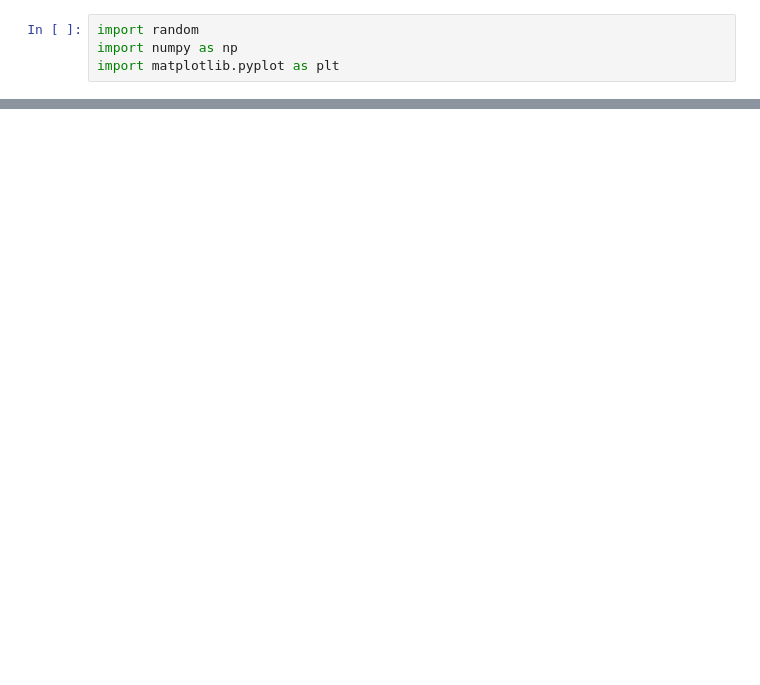
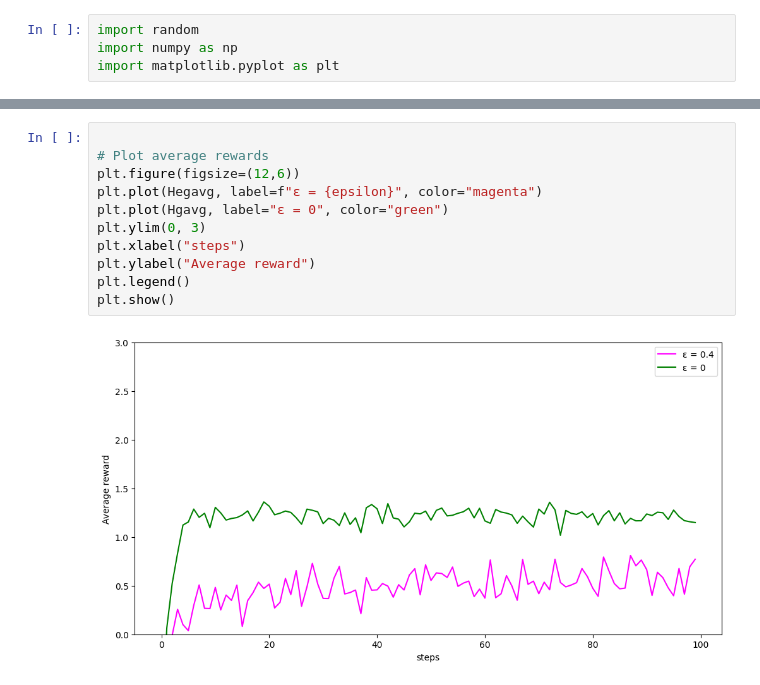
Before and after one commit to dnoliver/e-greedy-5-armed-bandit, a Jupyter notebook: notebook.ipynb, the cells around one changed output, grey strips where cells are left out. Drawn from its saved outputs; the diff is of its cells as text; blank space fills up the shorter version.

```diff
--- a/notebook.ipynb
+++ b/notebook.ipynb
@@ -74,0 +174,13 @@ plt.show()
+# %%
+
+# Plot average rewards
+plt.figure(figsize=(12,6))
+plt.plot(Hegavg, label=f"ε = {epsilon}", color="magenta")
+plt.plot(Hgavg, label="ε = 0", color="green")
+plt.ylim(0, 3)
+plt.xlabel("steps")
+plt.ylabel("Average reward")
+plt.legend()
+plt.show()
+# %% [output]
+[figure, added]
```
Also changed, not shown: parts of 11 cells of this notebook, 2 other files.
